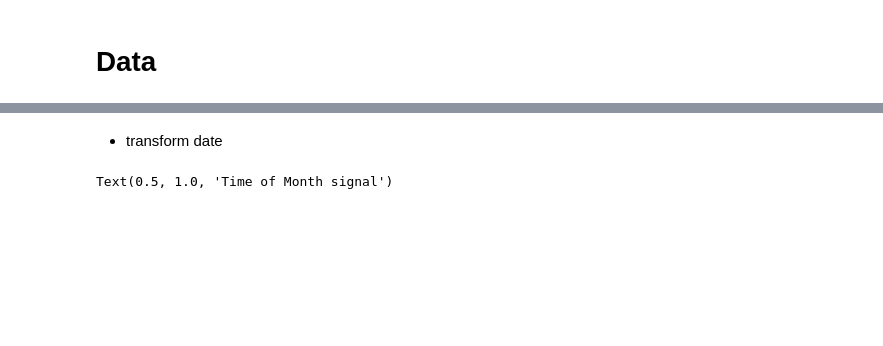
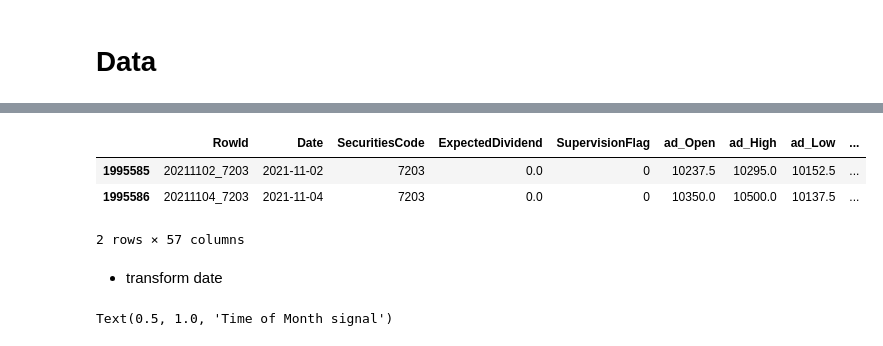
Before and after one commit to valentina-bec/tokyo-stock-exchange, a Jupyter notebook: notebooks/model.ipynb, the cells around one changed output, grey strips where cells are left out. Saved outputs shown, nothing was run; the diff lists cells and outputs as text; code cells hidden in the pictures; blank space fills up the shorter version.

```diff
--- a/notebooks/model.ipynb
+++ b/notebooks/model.ipynb
@@ -39,2 +43,9 @@ df.head(2)
+# %%
+df_test.head(2)
+# %% [output]
+|  | RowId | Date | SecuritiesCode | ExpectedDividend | SupervisionFlag | ad_Open | ad_High | ad_Low | ... |
+| 1995585 | 20211102_7203 | 2021-11-02 | 7203 | 0.0 | 0 | 10237.5 | 10295.0 | 10152.5 | ... |
+| 1995586 | 20211104_7203 | 2021-11-04 | 7203 | 0.0 | 0 | 10350.0 | 10500.0 | 10137.5 | ... |
+2 rows × 57 columns
 # %% [markdown]
 - transform date
```
Also changed, not shown: parts of 57 cells of this notebook, 2 other files.
